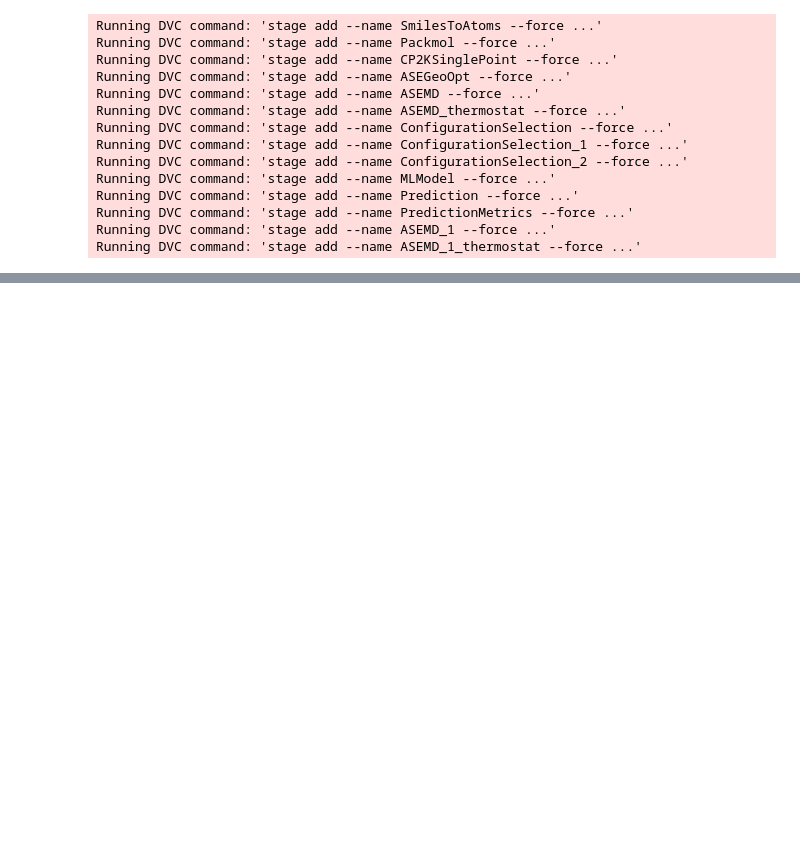
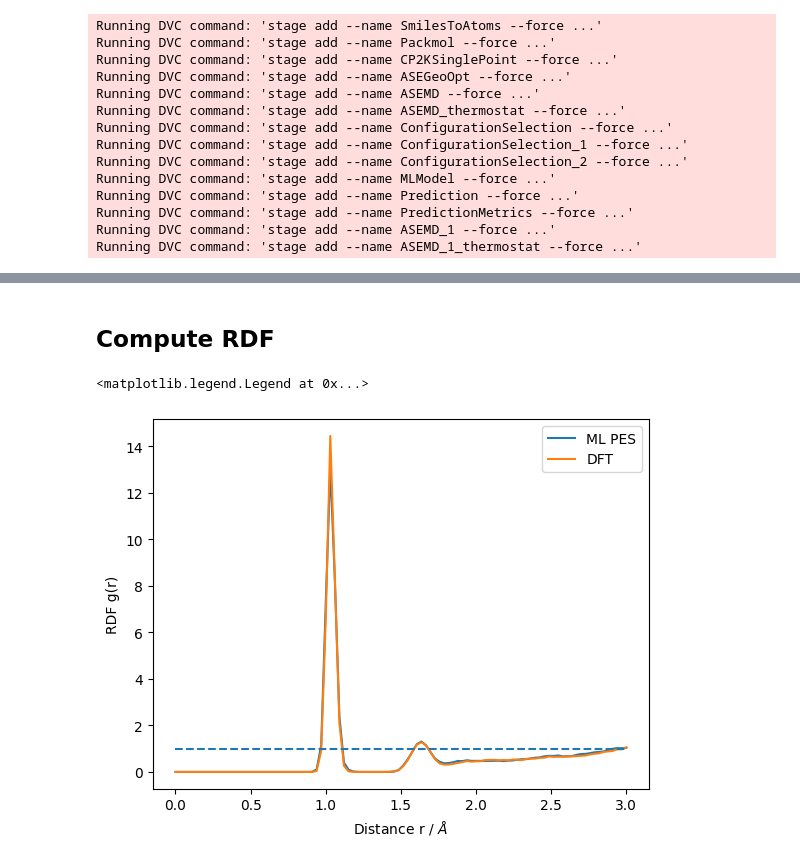
Before and after one commit to PythonFZ/IPS-Examples, a Jupyter notebook: main.ipynb, the cells around one changed output, grey strips where cells are left out. Saved outputs shown, nothing was run; the diff lists cells and outputs as text; code cells hidden in the pictures; blank space fills up the shorter version.

```diff
--- a/main.ipynb
+++ b/main.ipynb
@@ -88,0 +104,3 @@ Running DVC command: 'stage add --name ASEMD_1_thermostat --force ...'
+# %%
+md.load()
+md.atoms[:5]
@@ -88,0 +115,3 @@ Running DVC command: 'stage add --name ASEMD_1_thermostat --force ...'
+# %%
+ml_md.load()
+ml_md.atoms[:5]
@@ -88,0 +124,2 @@ Running DVC command: 'stage add --name ASEMD_1_thermostat --force ...'
+# %% [markdown]
+## Compute RDF
@@ -88,0 +131,17 @@ Running DVC command: 'stage add --name ASEMD_1_thermostat --force ...'
+# %%
+analysis = ase.geometry.analysis.Analysis(ml_md.atoms)
+data = analysis.get_rdf(rmax=3.0, nbins=100, elements=["H", "O"])
+# %%
+analysis = ase.geometry.analysis.Analysis(md.atoms)
+dft_data = analysis.get_rdf(rmax=3.0, nbins=100, elements=["H", "O"])
+# %%
+fig, ax = plt.subplots()
+ax.plot(np.linspace(0, 3.0, 100), np.mean(data, axis=0), label="ML PES")
+ax.plot(np.linspace(0, 3.0, 100), np.mean(dft_data, axis=0), label="DFT")
+ax.hlines(xmin=0, xmax=3, y=1, ls="--")
+ax.set_xlabel(r"Distance r / $\AA$")
+ax.set_ylabel("RDF g(r)")
+ax.legend()
+# %% [output]
+<matplotlib.legend.Legend at 0x...>
+[figure, added]
```
Also changed, not shown: parts of 9 cells of this notebook.
